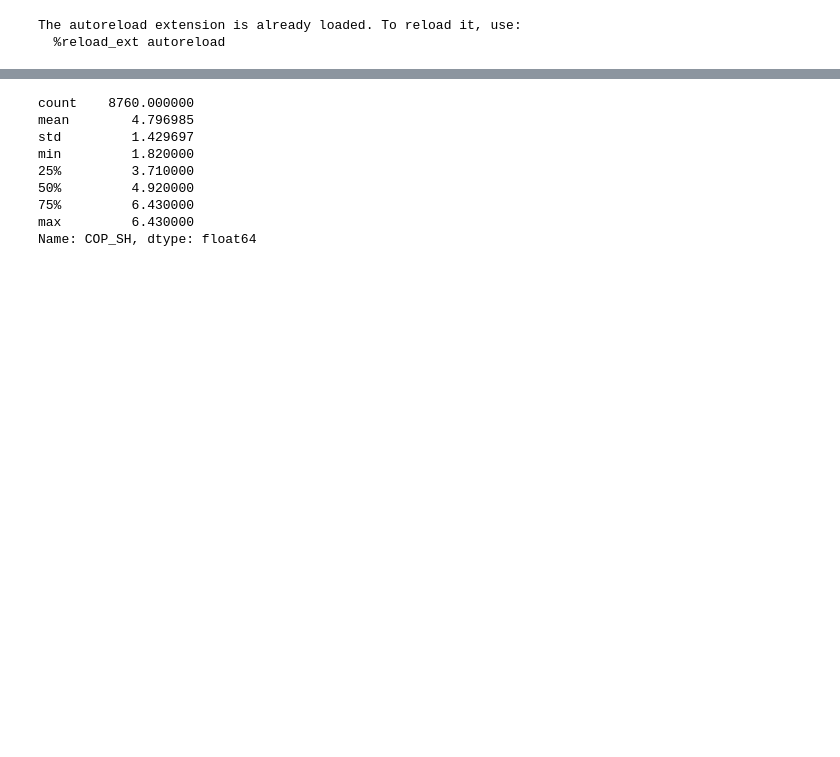
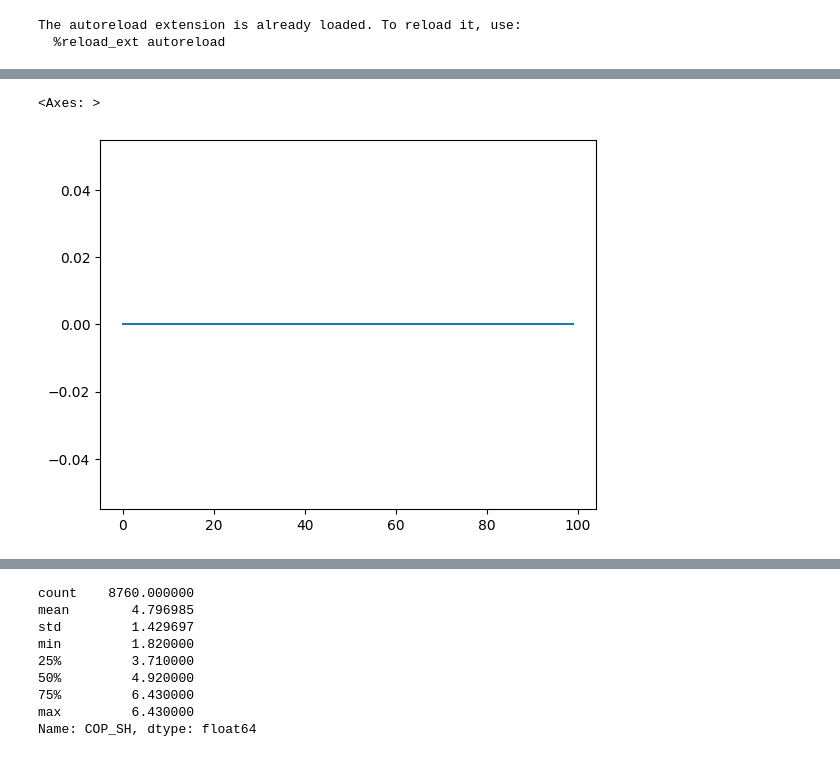
Before and after one commit to alefunxo/BASOPRA_OpenBEERS, a Jupyter notebook: Core/Tests_results.ipynb, the cells around one changed output, grey strips where cells are left out. Cells and saved outputs as stored; diff of their text form; code cells hidden in the pictures; blank space fills up the shorter version.

```diff
--- a/Core/Tests_results.ipynb
+++ b/Core/Tests_results.ipynb
@@ -74,0 +80,5 @@ Name: SOC, dtype: float64
+# %%
+df.SOC[0:100].plot()
+# %% [output]
+<Axes: >
+[figure, added]
```
Also changed, not shown: parts of 63 cells of this notebook, 3 other files.
